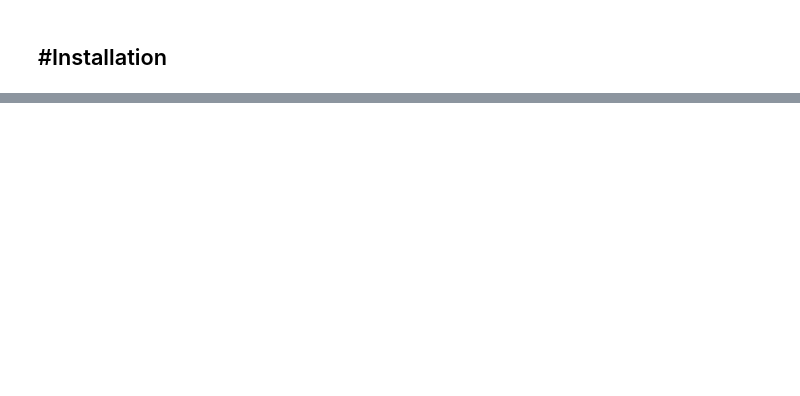
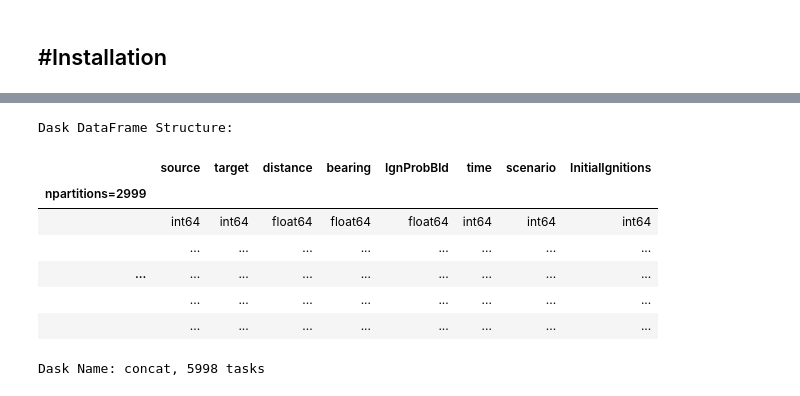
Before and after one commit to 37stu37/FFE, a Jupyter notebook: postprocessingFFE.ipynb, the cells around one changed output, grey strips where cells are left out. Drawn from its saved outputs; the diff is of its cells as text; code cells hidden in the pictures; blank space fills up the shorter version.

```diff
--- a/postprocessingFFE.ipynb
+++ b/postprocessingFFE.ipynb
@@ -90,3 +83,15 @@ ArrowInvalid: Parquet magic bytes not found in footer. Either the file is corrup
+# %%
+concatDf
+# %% [output]
+Dask DataFrame Structure:
+|  | source | target | distance | bearing | IgnProbBld | time | scenario | InitialIgnitions |
+| npartitions=2999 |  |  |  |  |  |  |  |  |
+|  | int64 | int64 | float64 | float64 | float64 | int64 | int64 | int64 |
+|  | ... | ... | ... | ... | ... | ... | ... | ... |
+| ... | ... | ... | ... | ... | ... | ... | ... | ... |
+|  | ... | ... | ... | ... | ... | ... | ... | ... |
+|  | ... | ... | ... | ... | ... | ... | ... | ... |
+Dask Name: concat, 5998 tasks
 # %%
 %%time
 countConcatDf = count_fid_occurences(concatDf)
```
Also changed, not shown: parts of 12 cells of this notebook.
